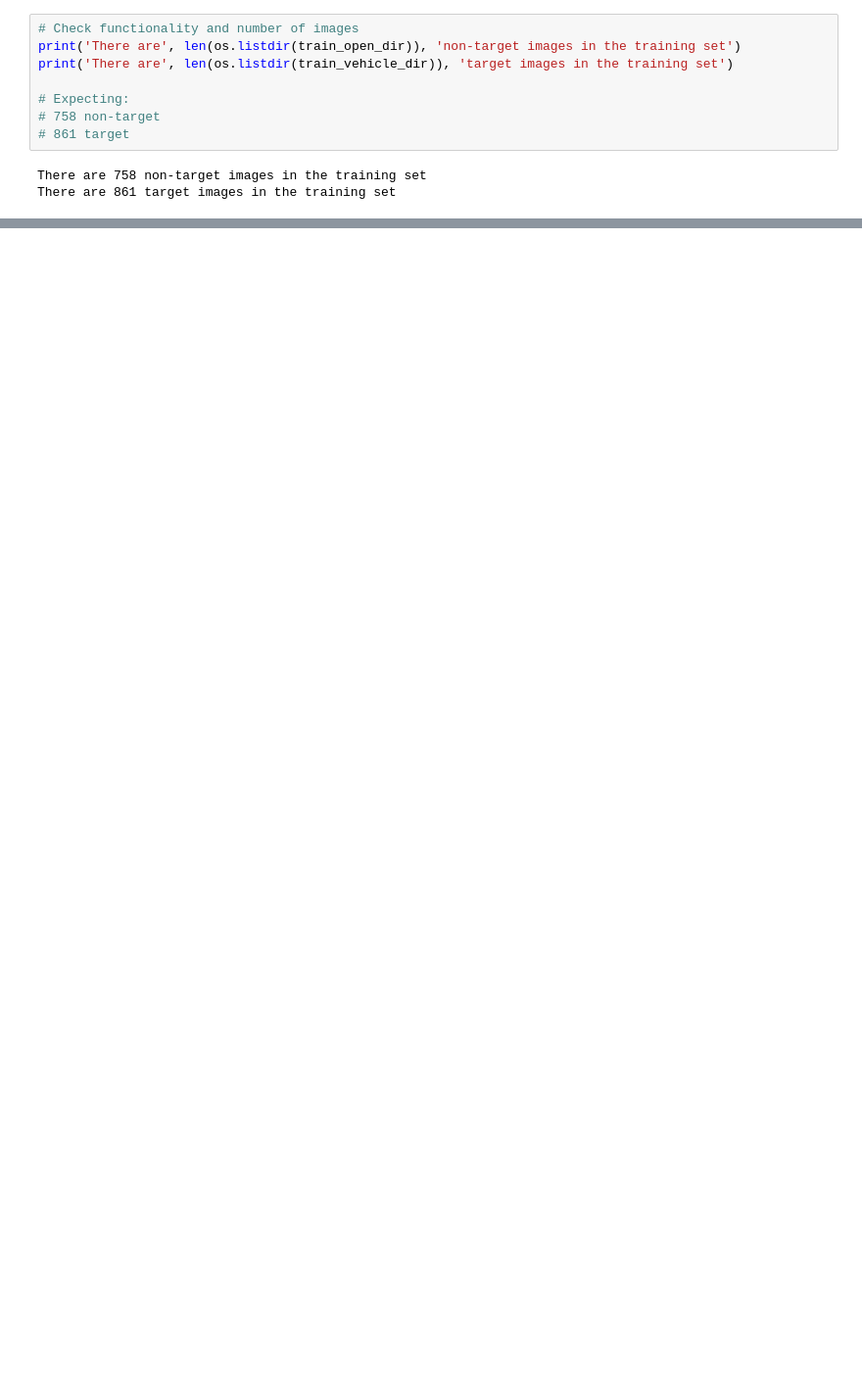
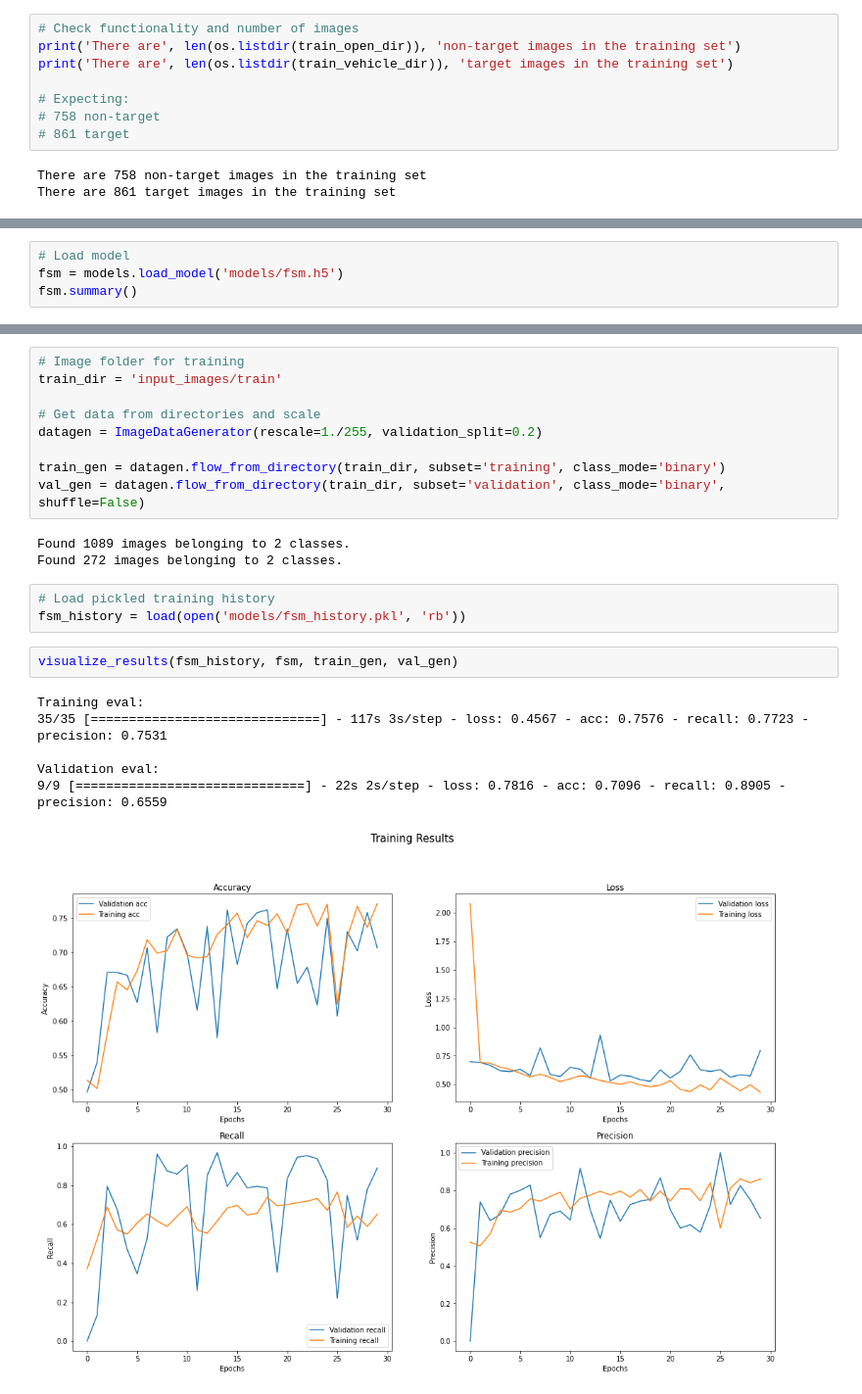
Before and after one commit to jmarkowi/NYC_bike_lanes, a Jupyter notebook: NYC_bike_lanes.ipynb, the cells around one changed output, grey strips where cells are left out. Shown at 98% size. Saved outputs shown, nothing was run; the diff lists cells and outputs as text; blank space fills up the shorter version.

```diff
--- a/NYC_bike_lanes.ipynb
+++ b/NYC_bike_lanes.ipynb
@@ -194,0 +263,4 @@ Below are samples of images from each class
+# %%
+# Load model
+fsm = models.load_model('models/fsm.h5')
+fsm.summary()
@@ -194,0 +282,24 @@ Below are samples of images from each class
+# %%
+# Image folder for training
+train_dir = 'input_images/train'
+
+# Get data from directories and scale
+datagen = ImageDataGenerator(rescale=1./255, validation_split=0.2)
+
+train_gen = datagen.flow_from_directory(train_dir, subset='training', class_mode='binary')
+val_gen = datagen.flow_from_directory(train_dir, subset='validation', class_mode='binary', shuffle=False)
+# %% [output]
+Found 1089 images belonging to 2 classes.
+Found 272 images belonging to 2 classes.
+# %%
+# Load pickled training history
+fsm_history = load(open('models/fsm_history.pkl', 'rb'))
+# %%
+visualize_results(fsm_history, fsm, train_gen, val_gen)
+# %% [output]
+Training eval:
+35/35 [==============================] - 117s 3s/step - loss: 0.4567 - acc: 0.7576 - recall: 0.7723 - precision: 0.7531
+
+Validation eval:
+9/9 [==============================] - 22s 2s/step - loss: 0.7816 - acc: 0.7096 - recall: 0.8905 - precision: 0.6559
+[figure, added]
```
Also changed, not shown: parts of 26 cells of this notebook, 2 other files.
